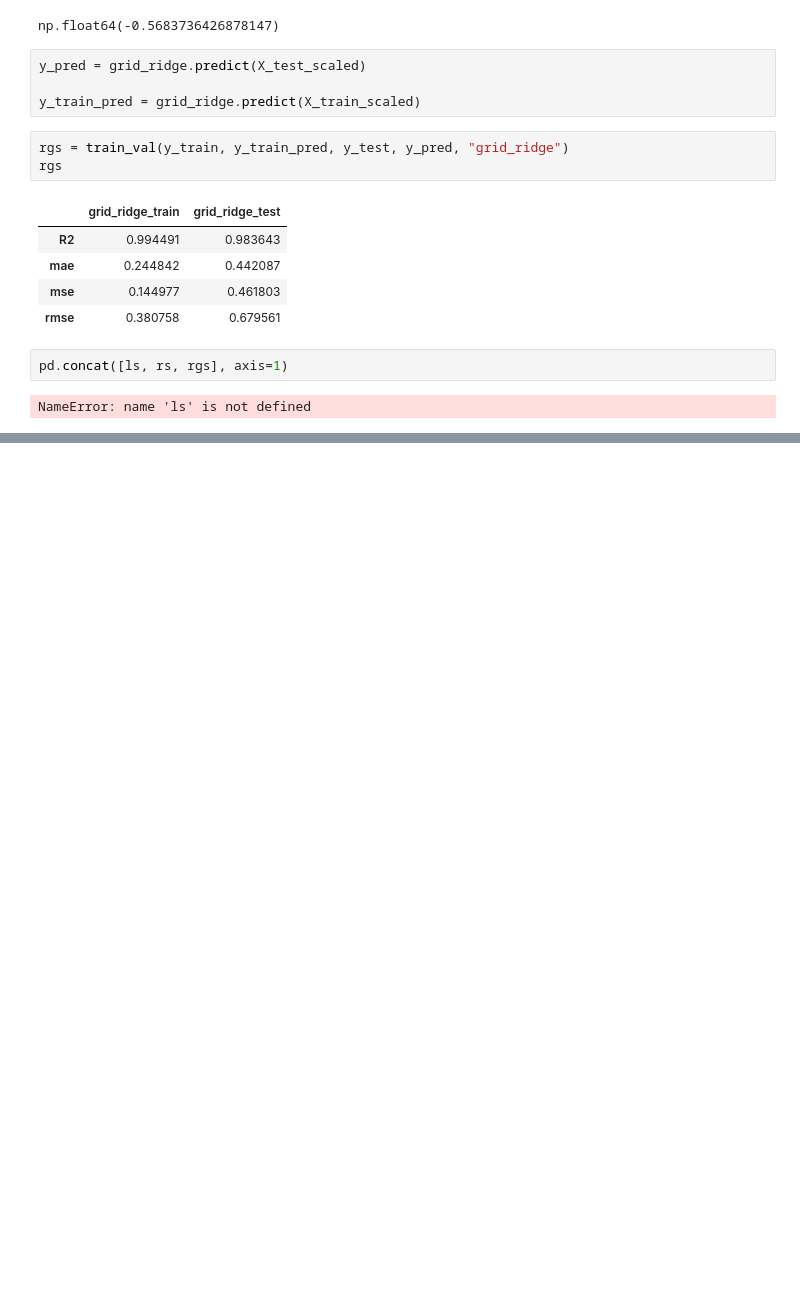
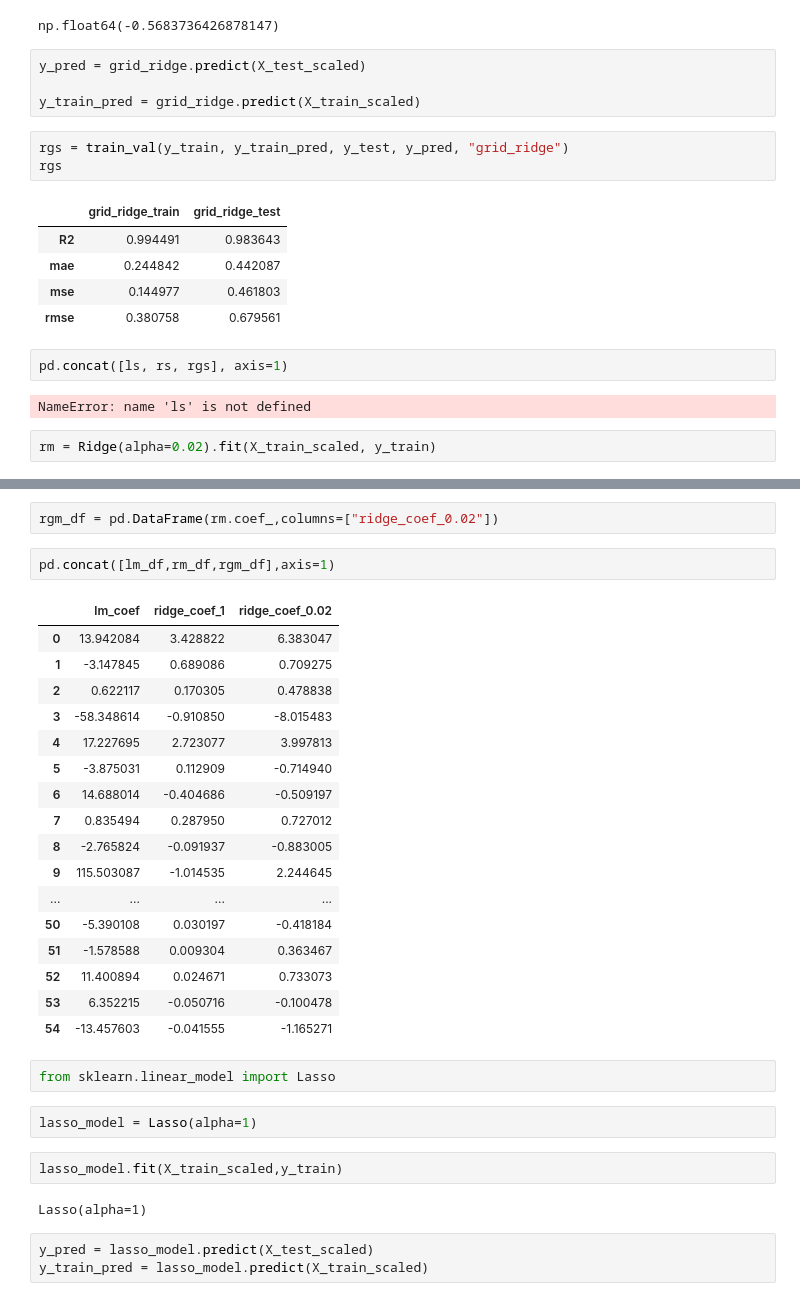
Before and after one commit to TarlanShukur/ML, a Jupyter notebook: ml.ipynb, the cells around one changed output, grey strips where cells are left out. Drawn from its saved outputs; the diff is of its cells as text; blank space fills up the shorter version.

```diff
--- a/ml.ipynb
+++ b/ml.ipynb
@@ -590,3 +597,5 @@ rgs
 pd.concat([ls, rs, rgs], axis=1)
 # %% [output]
 NameError: name 'ls' is not defined
+# %%
+rm = Ridge(alpha=0.02).fit(X_train_scaled, y_train)
@@ -592,0 +619,33 @@ NameError: name 'ls' is not defined
+# %%
+rgm_df = pd.DataFrame(rm.coef_,columns=["ridge_coef_0.02"])
+# %%
+pd.concat([lm_df,rm_df,rgm_df],axis=1)
+# %% [output]
+|  | lm_coef | ridge_coef_1 | ridge_coef_0.02 |
+| 0 | 13.942084 | 3.428822 | 6.383047 |
+| 1 | -3.147845 | 0.689086 | 0.709275 |
+| 2 | 0.622117 | 0.170305 | 0.478838 |
+| 3 | -58.348614 | -0.910850 | -8.015483 |
+| 4 | 17.227695 | 2.723077 | 3.997813 |
+| 5 | -3.875031 | 0.112909 | -0.714940 |
+| 6 | 14.688014 | -0.404686 | -0.509197 |
+| 7 | 0.835494 | 0.287950 | 0.727012 |
+| 8 | -2.765824 | -0.091937 | -0.883005 |
+| 9 | 115.503087 | -1.014535 | 2.244645 |
+| ... | ... | ... | ... |
+| 50 | -5.390108 | 0.030197 | -0.418184 |
+| 51 | -1.578588 | 0.009304 | 0.363467 |
+| 52 | 11.400894 | 0.024671 | 0.733073 |
+| 53 | 6.352215 | -0.050716 | -0.100478 |
+| 54 | -13.457603 | -0.041555 | -1.165271 |
+# %%
+from sklearn.linear_model import Lasso
+# %%
+lasso_model = Lasso(alpha=1)
+# %%
+lasso_model.fit(X_train_scaled,y_train)
+# %% [output]
+Lasso(alpha=1)
+# %%
+y_pred = lasso_model.predict(X_test_scaled)
+y_train_pred = lasso_model.predict(X_train_scaled)
```
Also changed, not shown: parts of 70 cells of this notebook.
